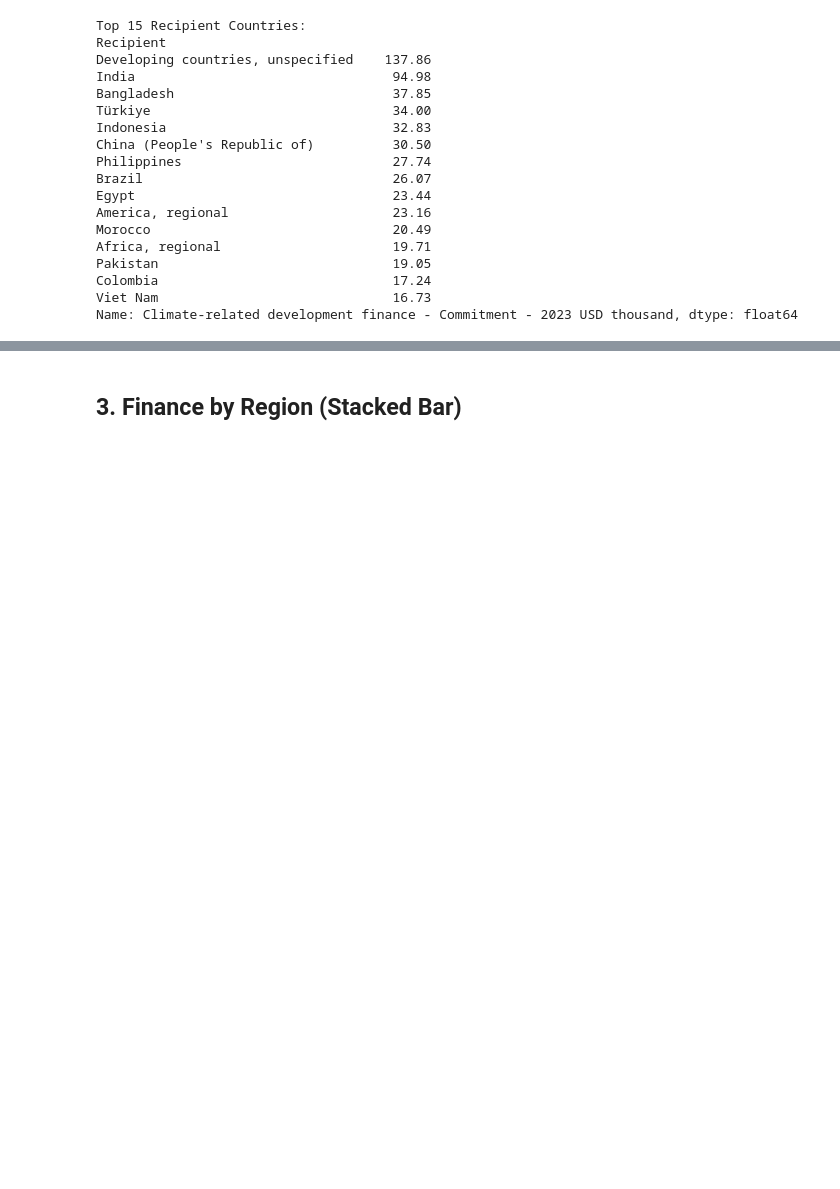
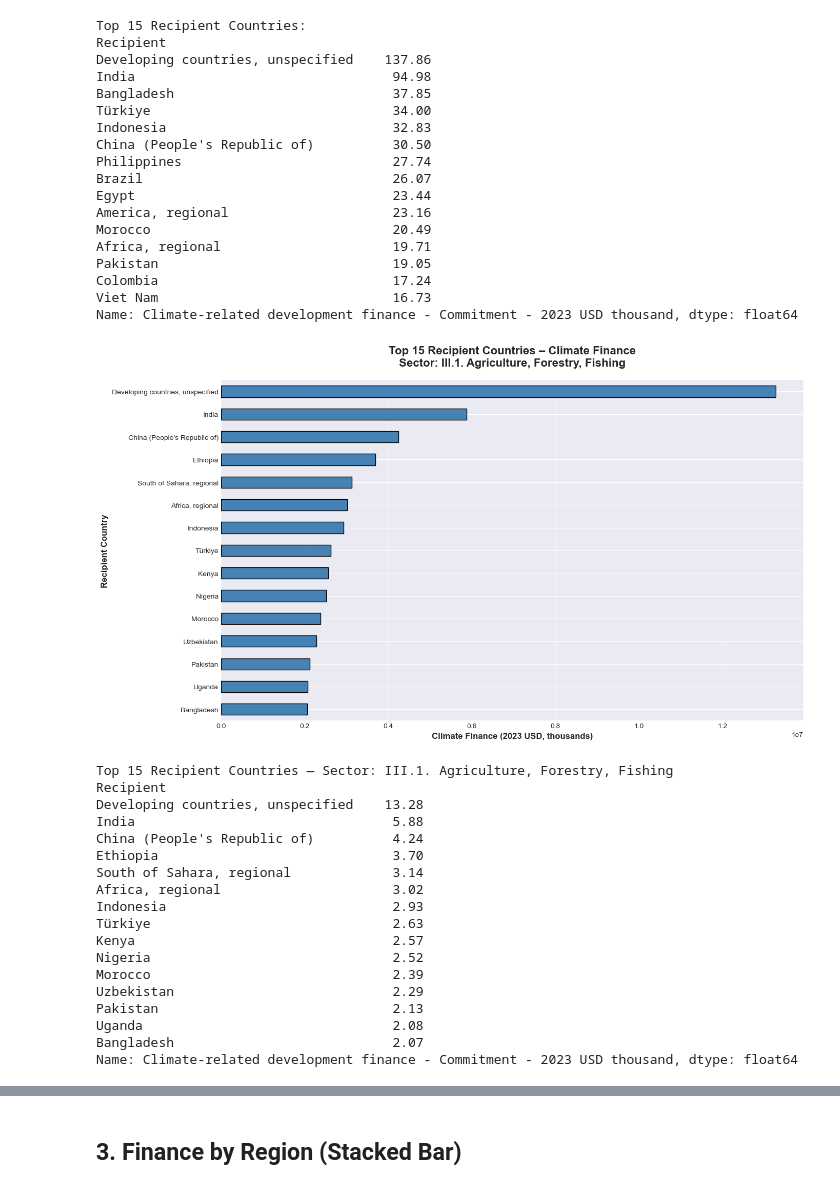
Before and after one commit to siyagoel/econ155, a Jupyter notebook: CRDF_analysis.ipynb, the cells around one changed output, grey strips where cells are left out. Drawn from its saved outputs; the diff is of its cells as text; code cells hidden in the pictures; blank space fills up the shorter version.

```diff
--- a/CRDF_analysis.ipynb
+++ b/CRDF_analysis.ipynb
@@ -260,3 +291,79 @@ Pakistan                              19.05
 Colombia                              17.24
 Viet Nam                              16.73
 Name: Climate-related development finance - Commitment - 2023 USD thousand, dtype: float64
+# %%
+import matplotlib.pyplot as plt
+
+# --- filter to JUST this sector ---
+target_sector = "III.1. Agriculture, Forestry, Fishing"
+
+if 'Sector' not in df.columns:
+    print("Column 'Sector' not found in df.")
+elif 'Recipient' not in df.columns:
+    print("Column 'Recipient' not found in df.")
+else:
+    # Filter to sector
+    df_sector = df[df['Sector'].astype(str).str.strip() == target_sector].copy()
+
+    if df_sector.empty:
+        print(f"No rows found for Sector = {target_sector!r}")
+    else:
+        # Aggregate by recipient country (sector-only)
+        finance_by_recipient = (
+            df_sector
+            .groupby('Recipient')[climate_finance_col]
+            .sum()
+            .sort_values(ascending=False)
+        )
+
+        # Get top 15 countries
+        top_recipients = finance_by_recipient.head(15)
+
+        # Create bar chart
+        plt.figure(figsize=(14, 8))
+
+        top_recipients.plot(
+            kind='barh',
+            color='steelblue',
+            edgecolor='black'
+        )
+
+        plt.title(
+            f'Top 15 Recipient Countries – Climate Finance\nSector: {target_sector}',
+            fontsize=16,
+            fontweight='bold',
+            pad=20
+        )
+
+        plt.xlabel('Climate Finance (2023 USD, thousands)', fontsize=12, fontweight='bold')
+        plt.ylabel('Recipient Country', fontsize=12, fontweight='bold')
+
+        plt.gca().invert_yaxis()
+        plt.grid(axis='x', alpha=0.3)
+
+        plt.tight_layout()
+        plt.show()
+
+        # Print values
+        print(f"\nTop 15 Recipient Countries — Sector: {target_sector}")
+        print((top_recipients / 1e6).round(2))
+# %% [output]
+[figure, added]
+Top 15 Recipient Countries — Sector: III.1. Agriculture, Forestry, Fishing
+Recipient
+Developing countries, unspecified    13.28
+India                                 5.88
+China (People's Republic of)          4.24
+Ethiopia                              3.70
+South of Sahara, regional             3.14
+Africa, regional                      3.02
+Indonesia                             2.93
+Türkiye                               2.63
+Kenya                                 2.57
+Nigeria                               2.52
+Morocco                               2.39
+Uzbekistan                            2.29
+Pakistan                              2.13
+Uganda                                2.08
+Bangladesh                            2.07
+Name: Climate-related development finance - Commitment - 2023 USD thousand, dtype: float64
```
Also changed, not shown: parts of 19 cells of this notebook, 1 other file.
